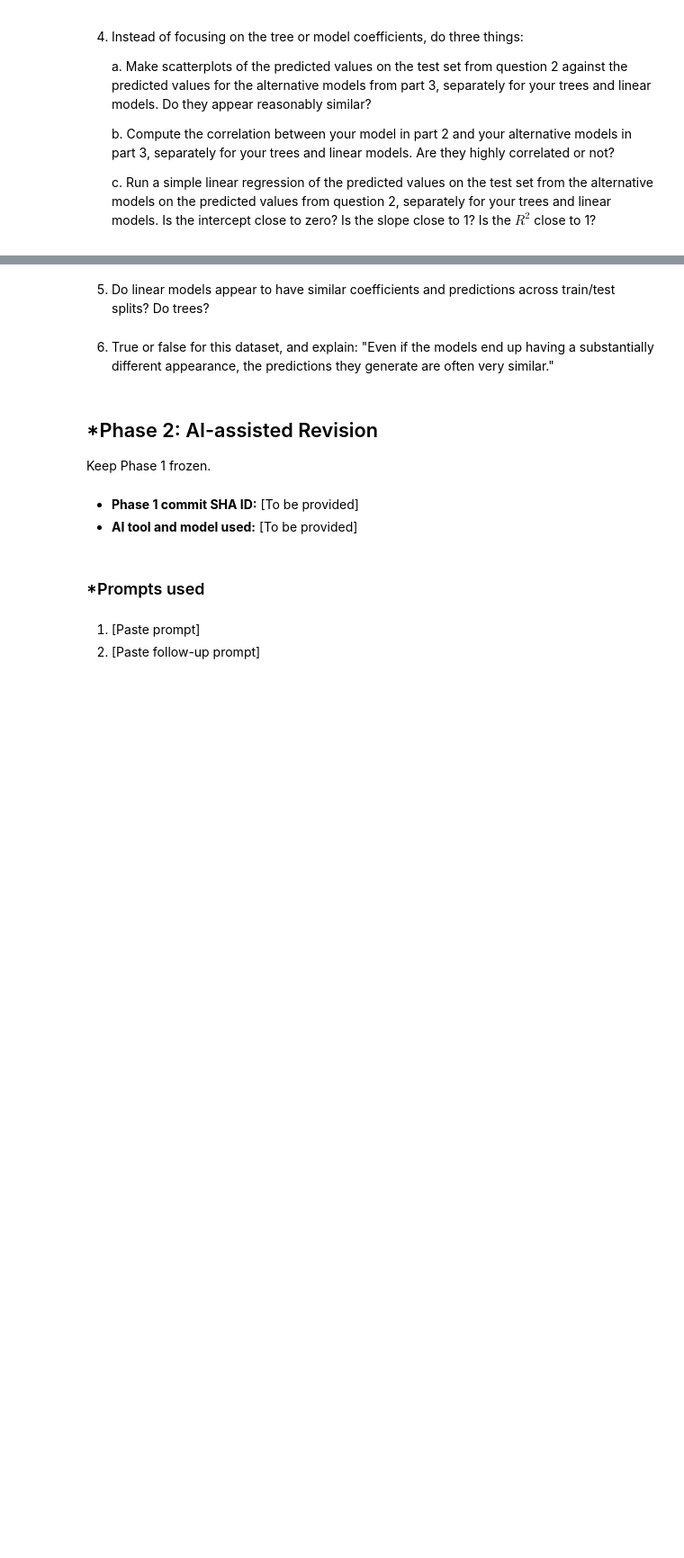
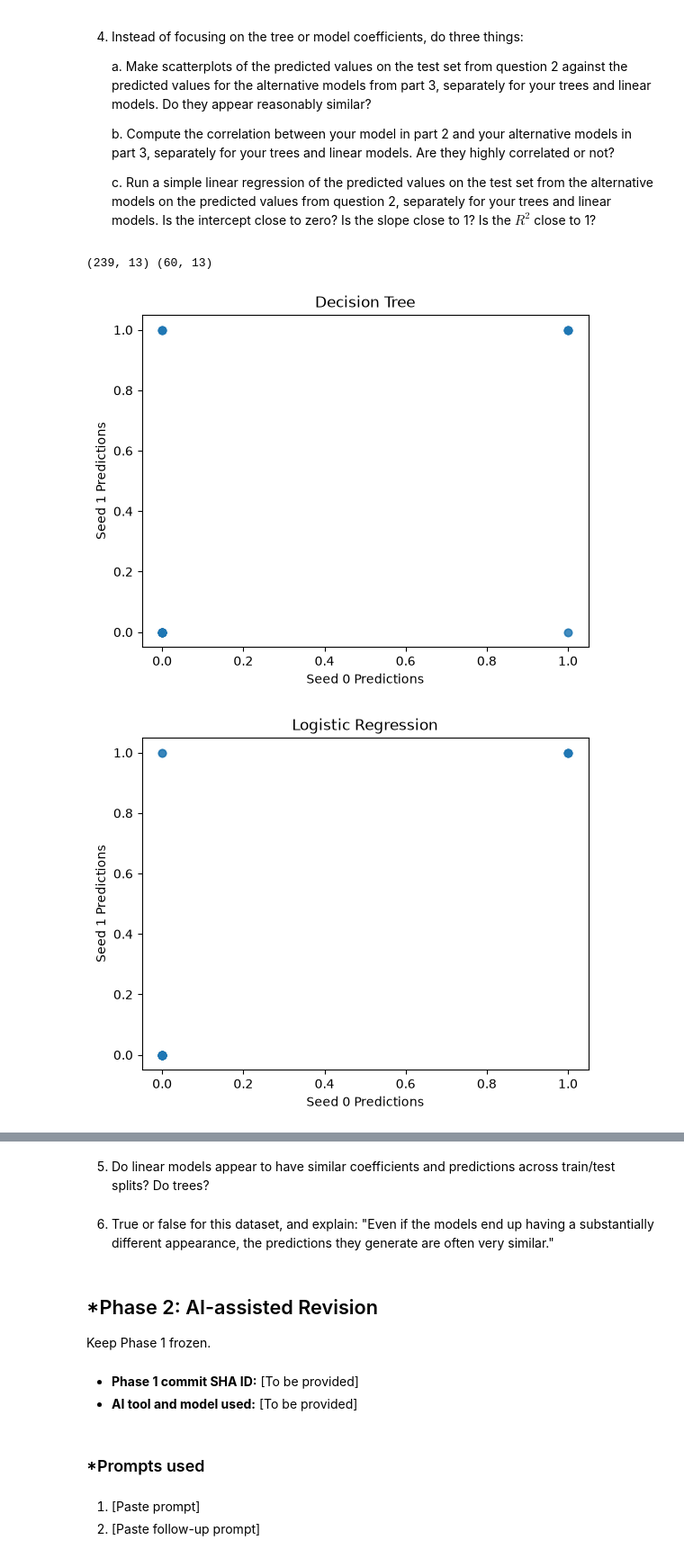
Before and after one commit to micaiahjiarong-beep/L03-tree-stability, a Jupyter notebook: notebook.ipynb, the cells around one changed output, grey strips where cells are left out. Shown at 90% size. Drawn from its saved outputs; the diff is of its cells as text; code cells hidden in the pictures; blank space fills up the shorter version.

```diff
--- a/notebook.ipynb
+++ b/notebook.ipynb
@@ -43,7 +43,7 @@ import pandas as pd
 import matplotlib.pyplot as plt
 from pathlib import Path
 
-DATA_DIR = Path("data\\heart_failure")
+DATA_DIR = Path("data/heart_failure")
 df_dirty = pd.read_csv(DATA_DIR / "heart_failure_clinical_records_dataset.csv")
 df_dirty.head()
 
@@ -185,3 +181,78 @@ array([[ 5.00611902e-02,  3.97800203e-02,  4.08528334e-04,
     b. Compute the correlation between your model in part 2 and your alternative models in part 3, separately for your trees and linear models. Are they highly correlated or not?
 
     c. Run a simple linear regression of the predicted values on the test set from the alternative models on the predicted values from question 2, separately for your trees and linear models. Is the intercept close to zero? Is the slope close to 1? Is the $R^2$ close to 1?
+# %%
+#  fal
+
+#4a
+df_train, df_test = traintest(df, seed=0)
+
+for i in range(5):
+
+    plt.scatter(tree0.predict(df_test[tree0.feature_names_in_]), tree_list[i].predict(df_test[tree0.feature_names_in_]), alpha=0.3)
+    plt.xlabel("Seed 0 Predictions")
+    plt.ylabel("Seed " + str(i+1) + " Predictions")
+    plt.title("Decision Tree")
+    plt.show()
+
+    plt.scatter(linear0.predict(df_test[linear0.feature_names_in_]), linear_list[i].predict(df_test[linear0.feature_names_in_]), alpha=0.3)
+    plt.xlabel("Seed 0 Predictions")
+    plt.ylabel("Seed " + str(i+1) + " Predictions")
+    plt.title("Logistic Regression")
+    plt.show()
+
+# predictions appear reasonably similar but there is a lot of overlap so visually clear similarity cannot be determined.
+
+#4b
+for i in range(5):
+
+    print("Seed:", i+1)
+    tree_corr = np.corrcoef(tree0.predict(df_test[tree0.feature_names_in_]), tree_list[i].predict(df_test[tree0.feature_names_in_]))[0, 1]
+    print("decision Tree correlation:", tree_corr)
+
+    linear_corr = np.corrcoef(
+        linear0.predict(df_test[linear0.feature_names_in_]),
+        linear_list[i].predict(df_test[linear0.feature_names_in_]))[0, 1]
+
+    print("logistic regression correlation:", linear_corr)
+
+# the decision trees are correalated but not highly with vallues around 0.4 and 0.5. the logistic trees are more correalated with values
+# around .7 and .8.
+
+
+#4c
+from sklearn.linear_model import LinearRegression
+
+for i in range(5):
+
+    print("Seed:", i+1)
+
+    # decision tree
+
+    tree_reg = LinearRegression().fit(tree0.predict(df_test[tree0.feature_names_in_]).reshape(-1, 1),tree_list[i].predict(df_test[tree0.feature_names_in_]))
+
+    print("decision tree intercept:", tree_reg.intercept_)
+    print("decision tree slope:", tree_reg.coef_[0])
+    print("decision tree r2:", tree_reg.score(
+
+    tree0.predict(df_test[tree0.feature_names_in_]).reshape(-1, 1), tree_list[i].predict(df_test[tree0.feature_names_in_])))
+
+    # logistic regression
+
+    linear_reg = LinearRegression().fit(linear0.predict(df_test[linear0.feature_names_in_]).reshape(-1, 1), linear_list[i].predict(df_test[linear0.feature_names_in_]))
+
+    print("logistic regression intercept:", linear_reg.intercept_)
+    print("logistic regression slope:", linear_reg.coef_[0])
+    print("logistic regression r2:", linear_reg.score(
+
+    linear0.predict(df_test[linear0.feature_names_in_]).reshape(-1, 1), linear_list[i].predict(df_test[linear0.feature_names_in_])))
+
+# the decision trees have intercepts farther from 0 and slopes farther from 1 with
+# low r2 values around .1 and .2. logistic regression has intercepts
+# closer to 0 and slopes closer to 1 with higher r2 values around .5 and .6.
+# neither is perfectly stable, but logistic regression is more consistent
+# across the different seeds
+# %% [output]
+(239, 13) (60, 13)
+[figure, added]
+[figure, added]
```
Also changed, not shown: parts of 2 cells of this notebook.
